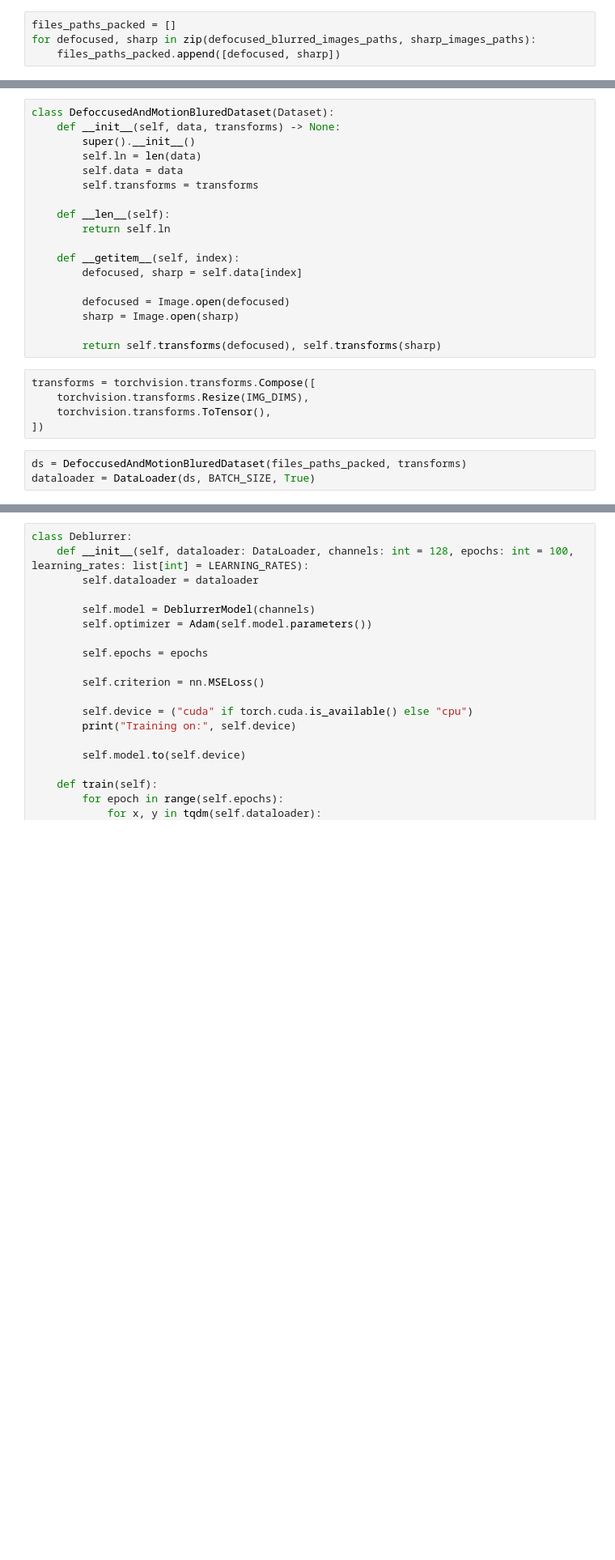
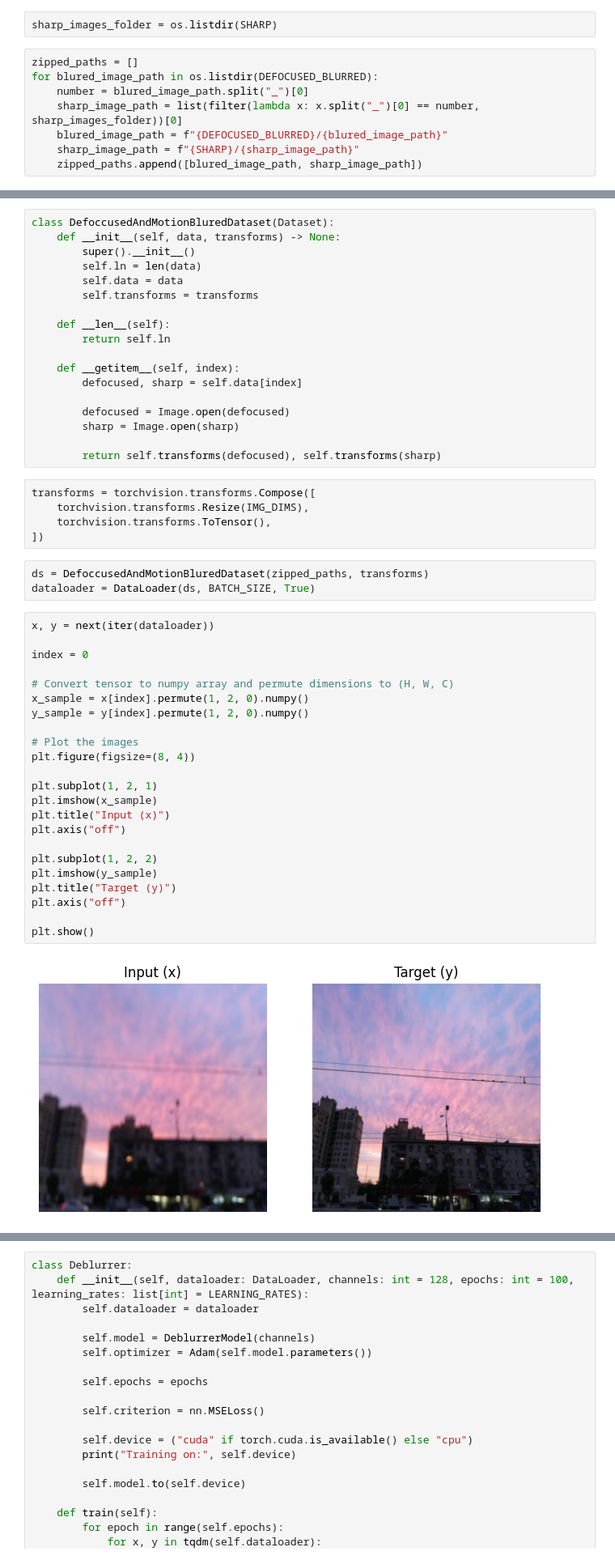
Before and after one commit to PyMati/ImageDenoising, a Jupyter notebook: model.ipynb, the cells around one changed output, grey strips where cells are left out. Shown at 81% size. Drawn from its saved outputs; the diff is of its cells as text; blank space fills up the shorter version.

```diff
--- a/model.ipynb
+++ b/model.ipynb
@@ -24,4 +21,10 @@ sharp_images_paths = [f"{SHARP}/{path}" for path in os.listdir(SHARP)]
-# %%
-files_paths_packed = []
-for defocused, sharp in zip(defocused_blurred_images_paths, sharp_images_paths):
-    files_paths_packed.append([defocused, sharp])
+# %%
+sharp_images_folder = os.listdir(SHARP)
+# %%
+zipped_paths = []
+for blured_image_path in os.listdir(DEFOCUSED_BLURRED):
+    number = blured_image_path.split("_")[0]
+    sharp_image_path = list(filter(lambda x: x.split("_")[0] == number, sharp_images_folder))[0]
+    blured_image_path = f"{DEFOCUSED_BLURRED}/{blured_image_path}"
+    sharp_image_path = f"{SHARP}/{sharp_image_path}"
+    zipped_paths.append([blured_image_path, sharp_image_path])
@@ -49,8 +63,33 @@ transforms = torchvision.transforms.Compose([
     torchvision.transforms.ToTensor(),
 ])
 # %%
-ds = DefoccusedAndMotionBluredDataset(files_paths_packed, transforms)
+ds = DefoccusedAndMotionBluredDataset(zipped_paths, transforms)
 dataloader = DataLoader(ds, BATCH_SIZE, True)
+# %%
+x, y = next(iter(dataloader))
+
+index = 0
+
+# Convert tensor to numpy array and permute dimensions to (H, W, C)
+x_sample = x[index].permute(1, 2, 0).numpy()
+y_sample = y[index].permute(1, 2, 0).numpy()
+
+# Plot the images
+plt.figure(figsize=(8, 4))
+
+plt.subplot(1, 2, 1)
+plt.imshow(x_sample)
+plt.title("Input (x)")
+plt.axis("off")
+
+plt.subplot(1, 2, 2)
+plt.imshow(y_sample)
+plt.title("Target (y)")
+plt.axis("off")
+
+plt.show()
+# %% [output]
+[figure, added]
 # %%
 class DeblurrerModel(nn.Module):
     def __init__(self, channels: int):
```
Also changed, not shown: parts of 6 cells of this notebook, 2 other files.
